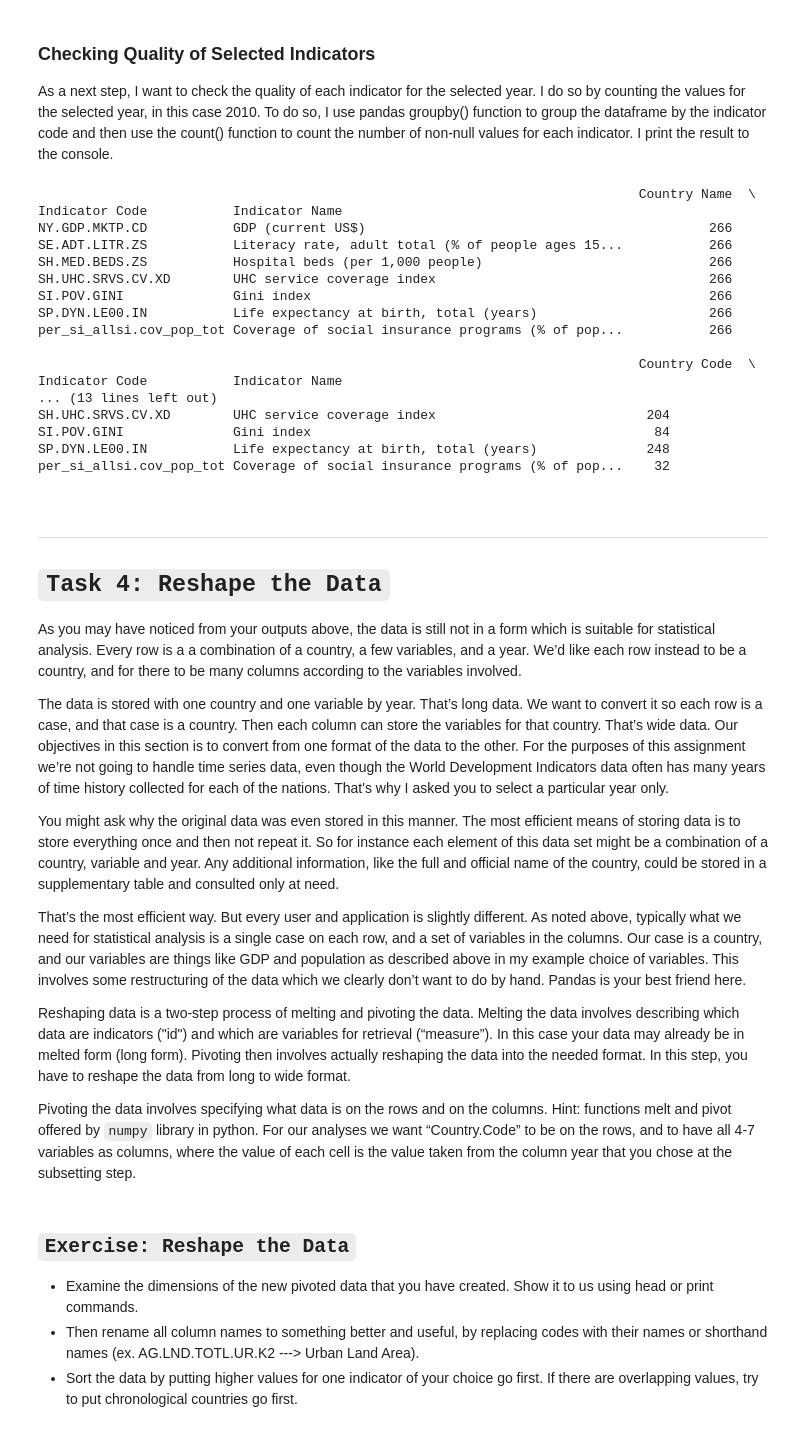
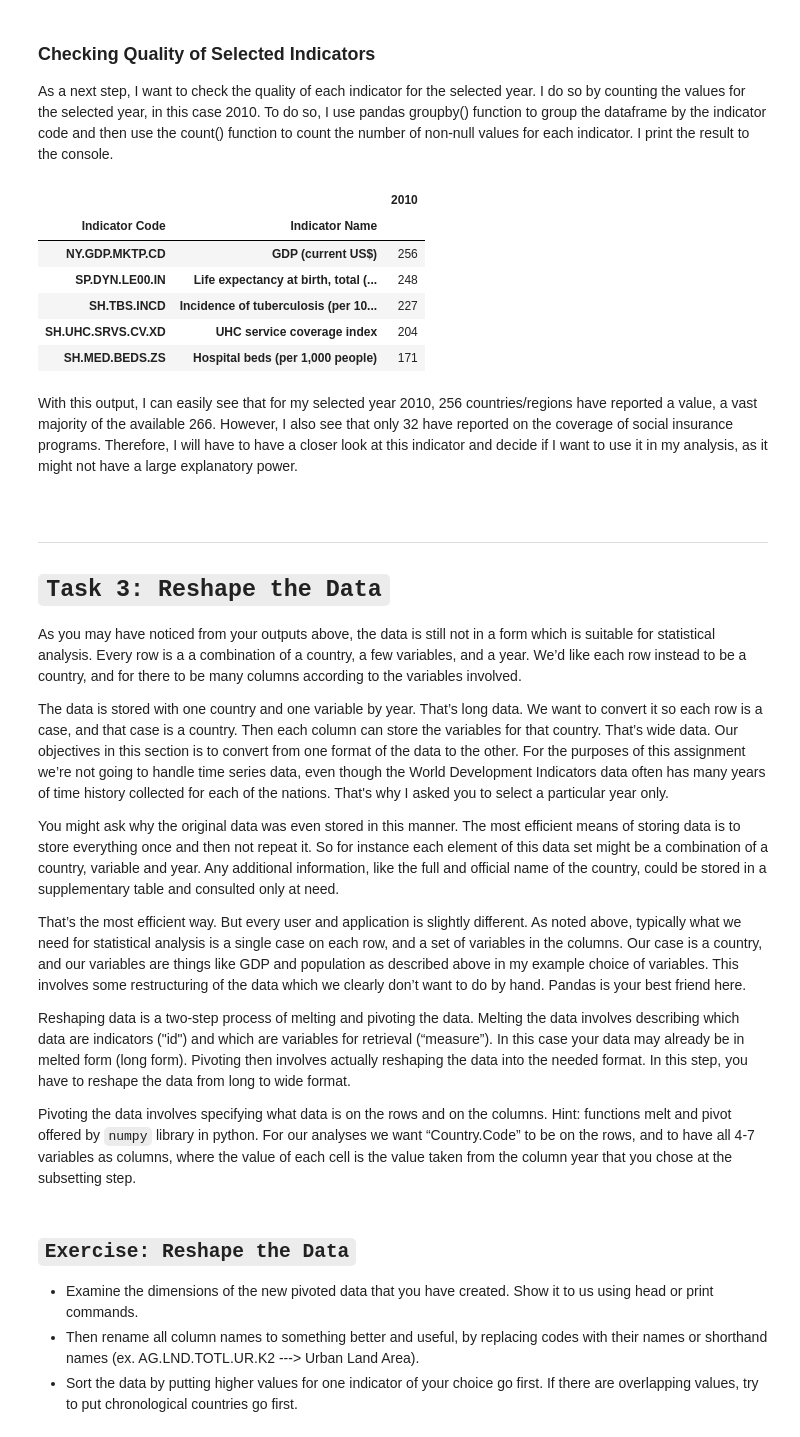
Before and after one commit to alex-dietz/intro-data-science, a Jupyter notebook: assignment-01/alexander_dietz_01.ipynb, the cells around one changed output. Saved outputs shown, nothing was run; the diff lists cells and outputs as text; code cells hidden in the pictures.

```diff
--- a/assignment-01/alexander_dietz_01.ipynb
+++ b/assignment-01/alexander_dietz_01.ipynb
@@ -368,31 +372,23 @@ None
 As a next step, I want to check the quality of each indicator for the selected year. I do so by counting the values for the selected year, in this case 2010. To do so, I use pandas groupby() function to group the dataframe by the indicator code and then use the count() function to count the number of non-null values for each indicator. I print the result to the console.
 # %%
 # display count of values for each indicator
-print(wdi_data_subset_for_selected_year.groupby(['Indicator Code','Indicator Name']).count())
+wdi_data_subset_for_selected_year.loc[:,['Indicator Code','Indicator Name',year_with_most_values]].groupby(['Indicator Code','Indicator Name']).count().sort_values(by=year_with_most_values,ascending=False)
 # %% [output]
-                                                                             Country Name  \
-Indicator Code           Indicator Name
-NY.GDP.MKTP.CD           GDP (current US$)                                            266
-SE.ADT.LITR.ZS           Literacy rate, adult total (% of people ages 15...           266
-SH.MED.BEDS.ZS           Hospital beds (per 1,000 people)                             266
-SH.UHC.SRVS.CV.XD        UHC service coverage index                                   266
-SI.POV.GINI              Gini index                                                   266
-SP.DYN.LE00.IN           Life expectancy at birth, total (years)                      266
-per_si_allsi.cov_pop_tot Coverage of social insurance programs (% of pop...           266
-
-                                                                             Country Code  \
-Indicator Code           Indicator Name
-... (13 lines left out)
-SH.UHC.SRVS.CV.XD        UHC service coverage index                           204
-SI.POV.GINI              Gini index                                            84
-SP.DYN.LE00.IN           Life expectancy at birth, total (years)              248
-per_si_allsi.cov_pop_tot Coverage of social insurance programs (% of pop...    32
+|  |  | 2010 |
+| Indicator Code | Indicator Name |  |
+| NY.GDP.MKTP.CD | GDP (current US$) | 256 |
+| SP.DYN.LE00.IN | Life expectancy at birth, total (... | 248 |
+| SH.TBS.INCD | Incidence of tuberculosis (per 10... | 227 |
+| SH.UHC.SRVS.CV.XD | UHC service coverage index | 204 |
+| SH.MED.BEDS.ZS | Hospital beds (per 1,000 people) | 171 |
+# %% [markdown]
+With this output, I can easily see that for my selected year 2010, 256 countries/regions have reported a value, a vast majority of the available 266. However, I also see that only 32 have reported on the coverage of social insurance programs. Therefore, I will have to have a closer look at this indicator and decide if I want to use it in my analysis, as it might not have a large explanatory power.
 # %% [markdown]
 <br/>
 
 ***
 
-# ``Task 4: Reshape the Data``
+# ``Task 3: Reshape the Data``
 
 As you may have noticed from your outputs above, the data is still not  in a form which is suitable for statistical analysis. Every row is a a combination of a country, a few variables, and a year. We’d like each row instead to be a country, and for there to be many columns according to the variables involved.
 
```
Also changed, not shown: parts of 75 cells of this notebook.
